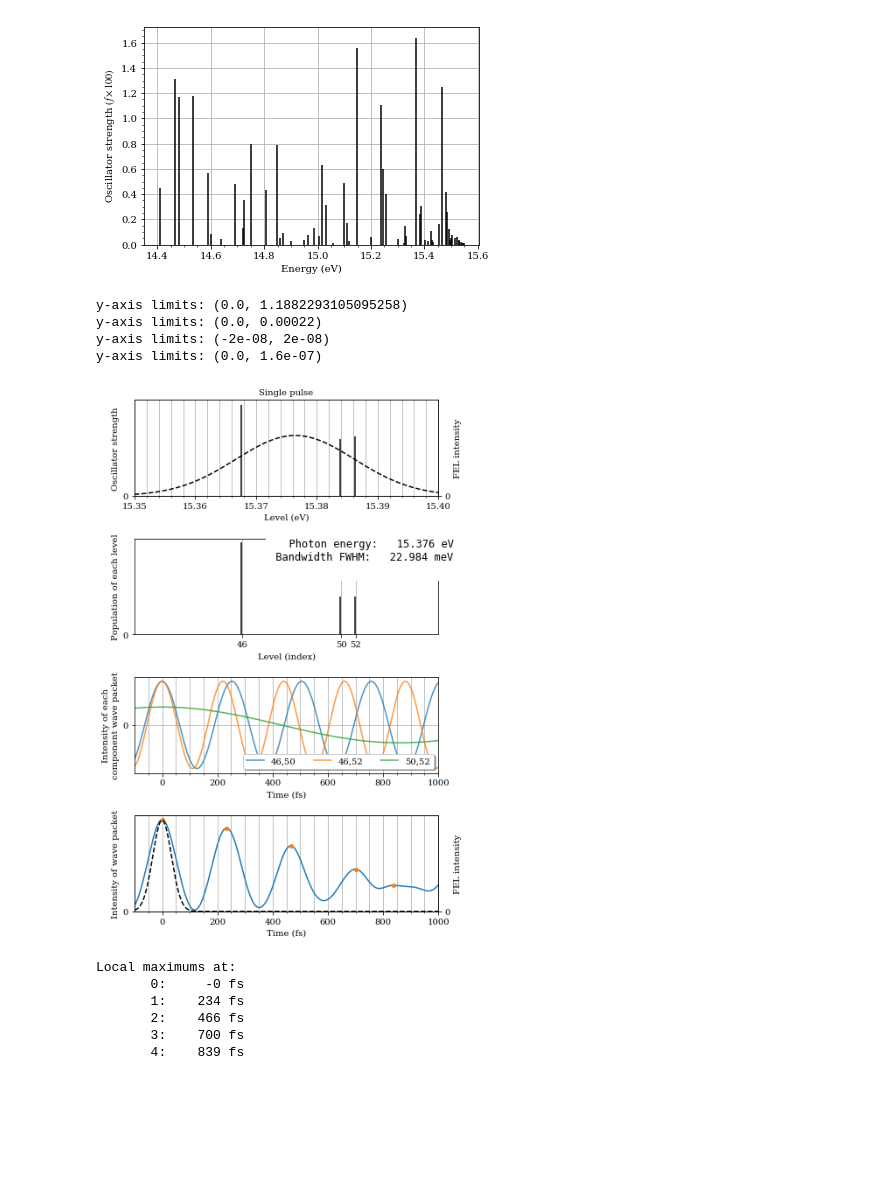
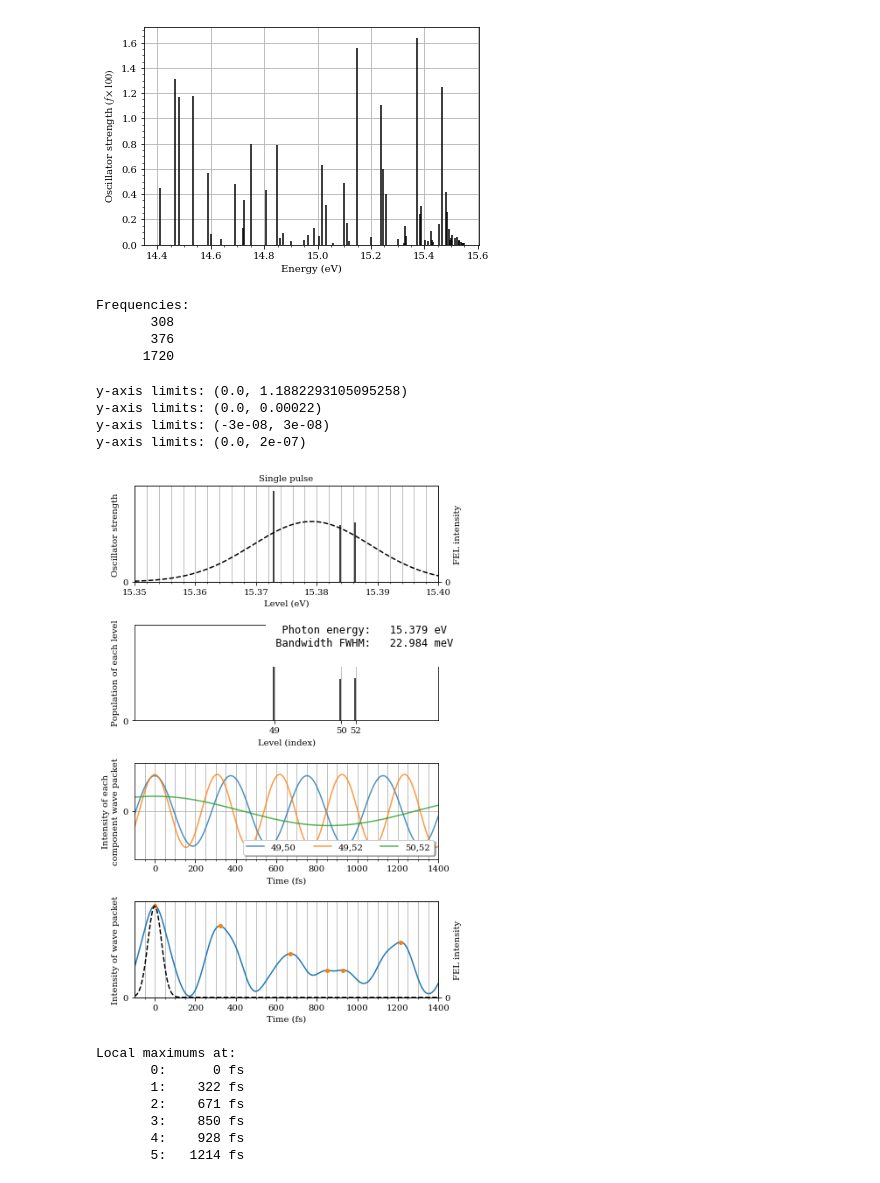
Before and after one commit to DaehyunPY/FERMI_20149100, a Jupyter notebook: Notebooks/N2 double pulse simulation (79.4 fs, 1 T).ipynb, the cells around one changed output. Cells and saved outputs as stored; diff of their text form; code cells hidden in the pictures; blank space fills up the shorter version.

Commit message:
Fix the N2 levels and update notebook "N2 double pulse simulation (79.4 fs, 1T).ipynb"

```diff
--- a/Notebooks/N2 double pulse simulation (79.4 fs, 1 T).ipynb
+++ b/Notebooks/N2 double pulse simulation (79.4 fs, 1 T).ipynb
@@ -23,18 +23,29 @@ plt.grid(True)
 plt.show()
 # %% [output]
 [figure]
+# %%
+print(f"""
+Frequencies:
+    {to_femto_sec(2 * np.pi / in_electron_volt(15.386438 - 15.373023)):6.0f}
+    {to_femto_sec(2 * np.pi / in_electron_volt(15.384033 - 15.373023)):6.0f}
+    {to_femto_sec(2 * np.pi / in_electron_volt(15.386438 - 15.384033)):6.0f}
+""")
+# %% [output]
+Frequencies:
+       308
+       376
+      1720
 # %%
 params = {
-    'fwhm': 79.4,  # fwhm of pulse intensity in fs
-    'k0': (15.3852357 + 15.36765475) / 2,  # eV
-    'dt': 1 * to_femto_sec(2 * np.pi / in_electron_volt(15.3852357 - 15.36765475)),
-    # fs, 0 fs for single pulse, experimental limit is 200--600 fs (0.02--0.007 eV)
+    'fwhm': 79.4,
+    'k0': ((15.386438+15.384033)/2 + 15.373023) / 2,
+    'dt': 1 * to_femto_sec(2 * np.pi / in_electron_volt((15.386438+15.384033)/2 - 15.373023)),
     'phi': 0,  # deg
 }
 t = np.linspace(
     in_femto_sec(-100),
-    in_femto_sec(1000),
-    1101,
+    in_femto_sec(1400),
+    1501,
 )
 k = np.linspace(
     in_electron_volt(15.35),
@@ -99,8 +110,8 @@ def plotme2(t: np.ndarray, k: np.ndarray, wave: N2WavePackets,
     plt.xlim(to_electron_volt(k[0]),
              to_electron_volt(k[-1]))
     plt.ylim(0, 0.00022)  # Set fixed limits!
-    plt.xticks([wave.target['level (eV)'][i] for i in [46, 50, 52]],
-               [46, 50, 52])
+    plt.xticks([wave.target['level (eV)'][i] for i in [49, 50, 52]],
+               [49, 50, 52])
     plt.yticks([0], [0])
     plt.minorticks_off()
     plt.grid(True)
@@ -133,10 +144,10 @@ def plotme3(t: np.ndarray, k: np.ndarray, wave: N2WavePackets,
     n = wave.target.index
     plt.xlabel("Time (fs)")
     plt.ylabel("Intensity of each\ncomponent wave packet")
-    for i, j in [[46, 50], [46, 52], [50, 52]]:
+    for i, j in [[49, 50], [49, 52], [50, 52]]:
         plt.plot(to_femto_sec(t), wavesq[:, i, j], alpha=0.8, label=f'{i},{j}')
     plt.xlim(to_femto_sec(t[0]), to_femto_sec(t[-1]))
-    plt.ylim(-2e-08, 2e-08)  # Set fixed limits!
+    plt.ylim(-3e-08, 3e-08)  # Set fixed limits!
     plt.locator_params(axis='x', steps=[1, 2, 5, 10])
     plt.yticks([0], [0])
     plt.minorticks_on()
@@ -167,7 +178,7 @@ def plotme4(t: np.ndarray, k: np.ndarray, wave: N2WavePackets,
     plt.plot(to_femto_sec(t), y)
     plt.plot(to_femto_sec(t[w]), y[w], 'o')
     plt.xlim(to_femto_sec(t[0]), to_femto_sec(t[-1]))
-    plt.ylim(0, 1.6e-07)  # Set fixed limits!
+    plt.ylim(0, 2e-07)  # Set fixed limits!
     plt.locator_params(axis='x', steps=[1, 2, 5, 10])
     plt.yticks([0], [0])
     plt.minorticks_on()
@@ -182,42 +193,43 @@ def plotme4(t: np.ndarray, k: np.ndarray, wave: N2WavePackets,
     elif labels == 'xonly':
         plt.ylabel('')
         plt.setp(plt.gca().get_yticklabels(), visible=False)
 
     # fig4-2
     plt.twinx()
     plt.ylabel('FEL intensity')
     plt.plot(to_femto_sec(t), wave.pulsesabc(t)**2, 'k--')
     plt.ylim(0, None)
     plt.yticks([0], [0])
     if labels == 'hide' or labels == 'xonly':
         plt.ylabel('')
         plt.setp(plt.gca().get_yticklabels(), visible=False)
 plotme4(t, k, wave, verbose=True)
 plt.tight_layout()
 plt.savefig("Figures/N2 single pulse simulation.pdf")
 plt.show()
 
 wavesq = wave(t)
 y = np.abs(wavesq.sum((1, 2)))
 w = ispeak(y)
 print("""\
 Local maximums at:
     {}""".format(
         "\n    ".join(f"{i:>4d}: {v:6.0f} fs" for i, v in enumerate(to_femto_sec(t[w]))),
     )
 )
 # %% [output]
 y-axis limits: (0.0, 1.1882293105095258)
 y-axis limits: (0.0, 0.00022)
-y-axis limits: (-2e-08, 2e-08)
-y-axis limits: (0.0, 1.6e-07)
+y-axis limits: (-3e-08, 3e-08)
+y-axis limits: (0.0, 2e-07)
-[figure, old version]
+[figure, new version]
 Local maximums at:
-       0:     -0 fs
-       1:    234 fs
-       2:    466 fs
-       3:    700 fs
-       4:    839 fs
+       0:      0 fs
+       1:    322 fs
+       2:    671 fs
+       3:    850 fs
+       4:    928 fs
+       5:   1214 fs
 # %%
 wave = N2WavePackets.in_experimental_units(
     **{**params, 'dt': 0, 'phi': 0},
```
Also changed, not shown: parts of 1 cell of this notebook, 1 other file.
